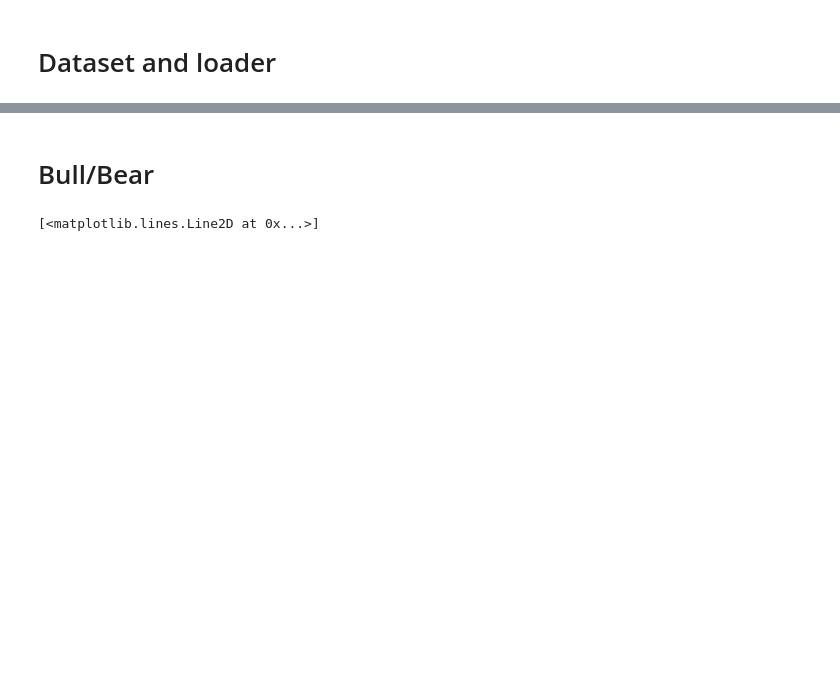
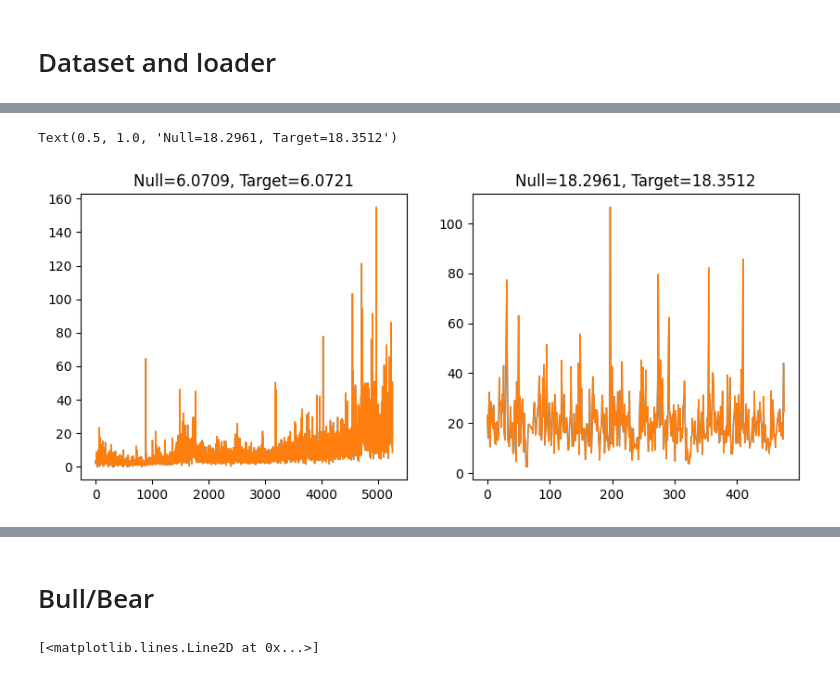
Before and after one commit to yyhhoi/yforseer, a Jupyter notebook: try.ipynb, the cells around one changed output, grey strips where cells are left out. Cells and saved outputs as stored; diff of their text form; code cells hidden in the pictures; blank space fills up the shorter version.

```diff
--- a/try.ipynb
+++ b/try.ipynb
@@ -140,0 +175,8 @@ print(perfect_trade_return)
+# %%
+from yforseer.trainers import StockTCNNTrainer
+
+lr = 0.0001
+num_channels = [128, 256, 512, 256, 128]
+trainer = StockTCNNTrainer(lr = lr, input_size=71, output_size=71, num_channels=num_channels, kernel_size=6, dropout=0.1)
+trainer.model.to(device)
+trainer.load('data/model.pth')
@@ -140,0 +228,18 @@ print(perfect_trade_return)
+# %%
+MSE_null_train = np.sqrt(np.square(y_train - x_train[:, :, -1]).mean(axis=1))
+MSE_target_train = np.sqrt(np.square(y_train - y_pred_train).mean(axis=1))
+MSE_null_test = np.sqrt(np.square(y_test - x_test[:, :, -1]).mean(axis=1))
+MSE_target_test = np.sqrt(np.square(y_test - y_pred_test).mean(axis=1))
+
+
+fig, ax = plt.subplots(1, 2, figsize=(10, 4))
+
+ax[0].plot(MSE_null_train, label='null, train', linewidth=1)
+ax[0].plot(MSE_target_train, label='target, train', linewidth=1)
+ax[0].set_title(f'Null={np.median(MSE_null_train):0.4f}, Target={np.median(MSE_target_train):0.4f}')
+ax[1].plot(MSE_null_test, label='null, test', linewidth=1)
+ax[1].plot(MSE_target_test, label='target, test', linewidth=1)
+ax[1].set_title(f'Null={np.median(MSE_null_test):0.4f}, Target={np.median(MSE_target_test):0.4f}')
+# %% [output]
+Text(0.5, 1.0, 'Null=18.2961, Target=18.3512')
+[figure, added]
```
Also changed, not shown: parts of 26 cells of this notebook, 5 other files.
